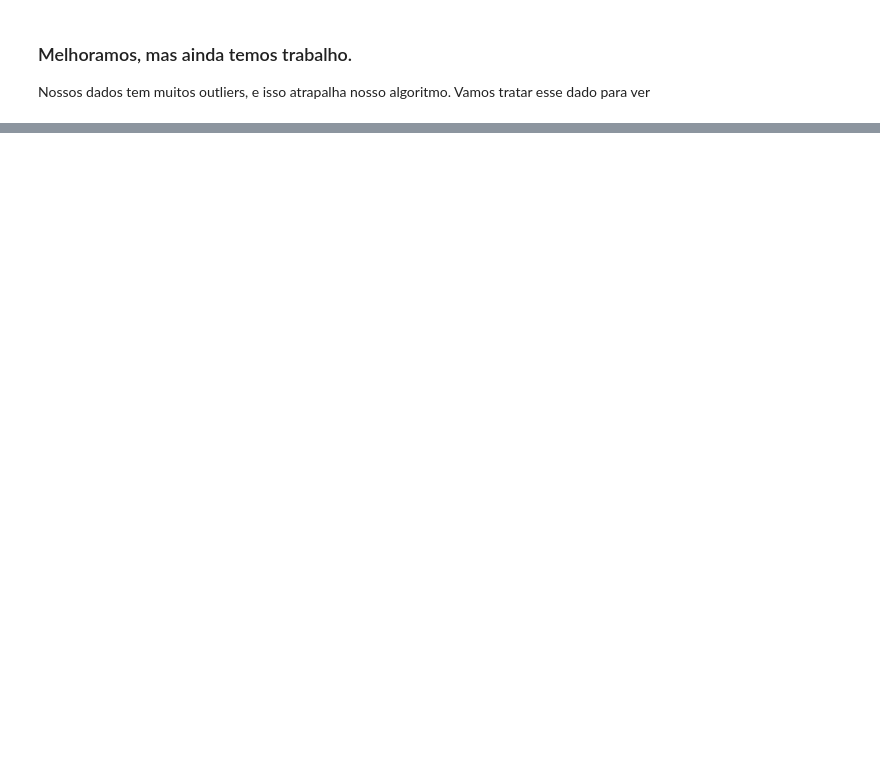
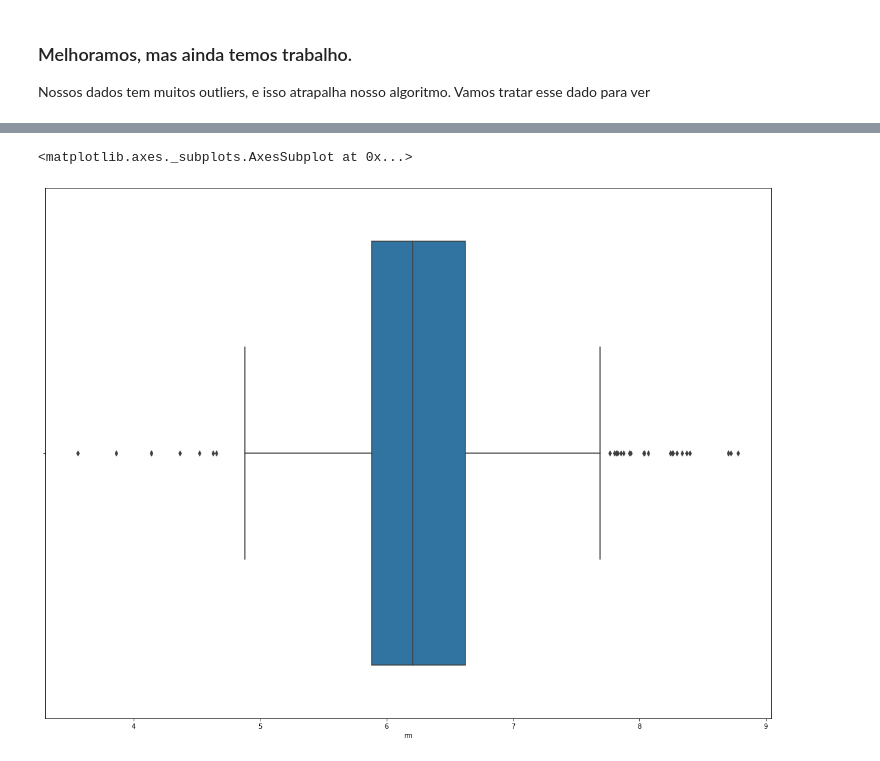
Before and after one commit to tarsisazevedo/pybr-tutorial, a Jupyter notebook: Exploratory Analysis.ipynb, the cells around one changed output, grey strips where cells are left out. Drawn from its saved outputs; the diff is of its cells as text; code cells hidden in the pictures; blank space fills up the shorter version.

```diff
--- a/Exploratory Analysis.ipynb
+++ b/Exploratory Analysis.ipynb
@@ -390,0 +432,6 @@ Nossos dados tem muitos outliers, e isso atrapalha nosso algoritmo. Vamos tratar
+# %%
+pyplot.figure(figsize=(20, 15))
+seaborn.boxplot(boston_df['rm'])
+# %% [output]
+<matplotlib.axes._subplots.AxesSubplot at 0x...>
+[figure, added]
```
Also changed, not shown: parts of 21 cells of this notebook, 1 other file.
